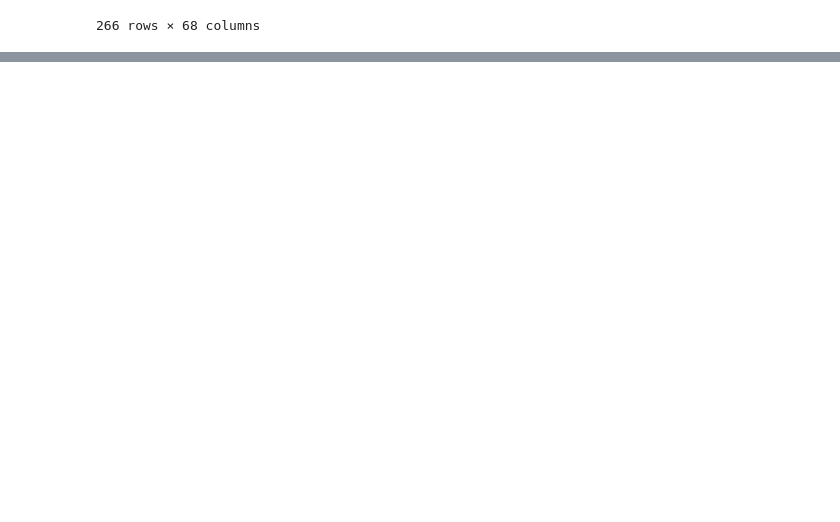
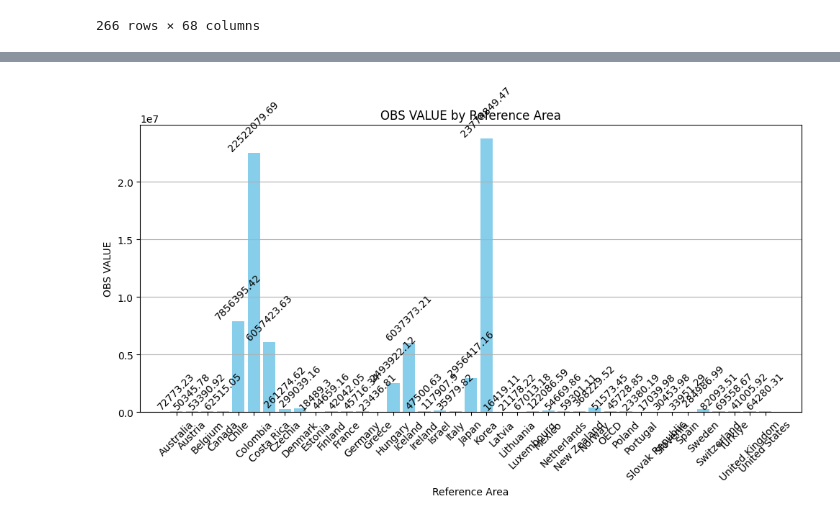
Before and after one commit to DegaregeN/Time-series-data-modeling-, a Jupyter notebook: notebooks/01-data-preprocessing.ipynb, the cells around one changed output, grey strips where cells are left out. Cells and saved outputs as stored; diff of their text form; code cells hidden in the pictures; blank space fills up the shorter version.

```diff
--- a/notebooks/01-data-preprocessing.ipynb
+++ b/notebooks/01-data-preprocessing.ipynb
@@ -178,0 +198,3 @@ ethiopia_data
+# %%
+df_earn = pd.read_csv('../data/external/EARNINGS@AV_AN_WAGE,+all.csv')
+df_earn
@@ -178,0 +215,23 @@ ethiopia_data
+# %%
+# Optionally group the data by 'Reference area' and calculate the mean OBS_VALUE
+grouped_df = df_earn.groupby('Reference area')['OBS_VALUE'].mean().reset_index()
+
+# Plotting
+plt.figure(figsize=(10, 6))
+bars = plt.bar(grouped_df['Reference area'], grouped_df['OBS_VALUE'], color='skyblue')
+plt.xlabel('Reference Area')
+plt.ylabel('OBS VALUE')
+plt.title('OBS VALUE by Reference Area')
+plt.xticks(rotation=45)
+plt.grid(axis='y')
+
+# Adding the value on top of each bar
+for bar in bars:
+    yval = bar.get_height()
+    plt.text(bar.get_x() + bar.get_width() / 2, yval, round(yval, 2), ha='center', va='bottom', rotation=45)
+
+# Show the plot
+plt.tight_layout()
+plt.show()
+# %% [output]
+[figure, added]
```
Also changed, not shown: parts of 7 cells of this notebook.
